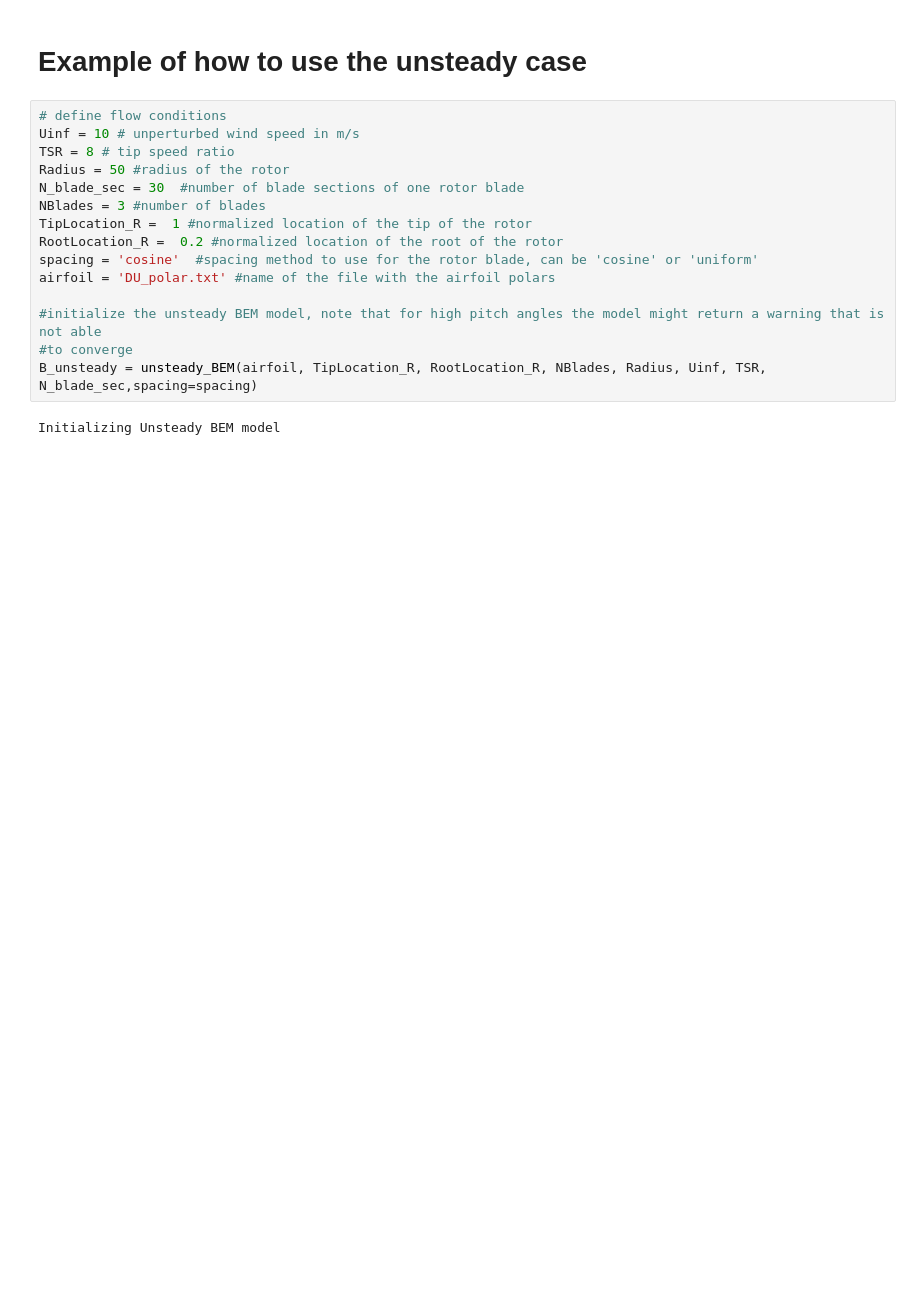
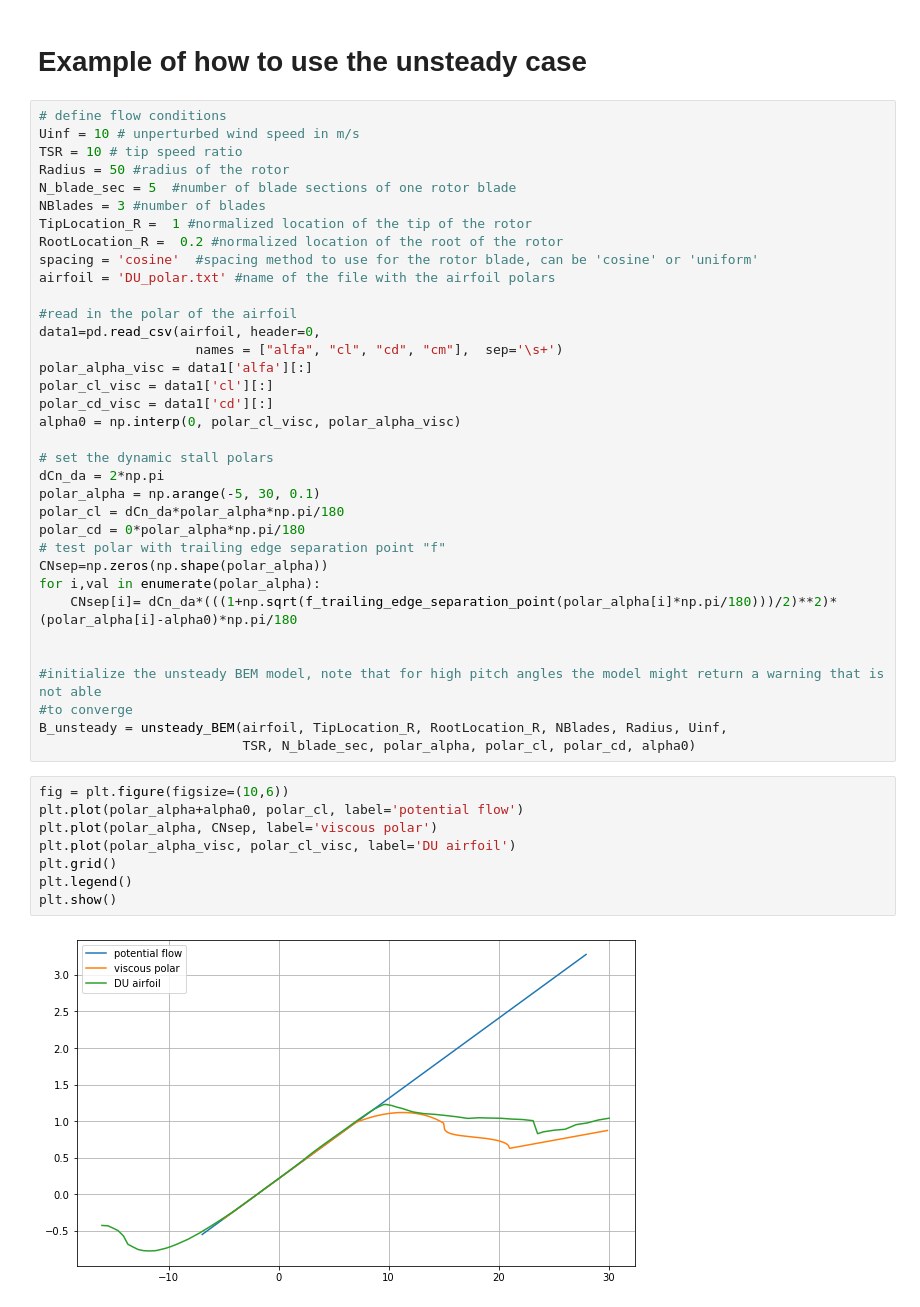
Before and after one commit to olafnekeman/wind_turbine_aeroelasticity, a Jupyter notebook: Assignment 2/example_function_use_Case_B.ipynb, the cells around one changed output. Drawn from its saved outputs; the diff is of its cells as text; blank space fills up the shorter version.

```diff
--- a/Assignment 2/example_function_use_Case_B.ipynb
+++ b/Assignment 2/example_function_use_Case_B.ipynb
@@ -466,17 +707,45 @@ CP: 0.45811804894324043
 # %%
 # define flow conditions
 Uinf = 10 # unperturbed wind speed in m/s
-TSR = 8 # tip speed ratio
+TSR = 10 # tip speed ratio
 Radius = 50 #radius of the rotor
-N_blade_sec = 30  #number of blade sections of one rotor blade
+N_blade_sec = 5  #number of blade sections of one rotor blade
 NBlades = 3 #number of blades
 TipLocation_R =  1 #normalized location of the tip of the rotor
 RootLocation_R =  0.2 #normalized location of the root of the rotor
 spacing = 'cosine'  #spacing method to use for the rotor blade, can be 'cosine' or 'uniform'
 airfoil = 'DU_polar.txt' #name of the file with the airfoil polars
 
+#read in the polar of the airfoil
+data1=pd.read_csv(airfoil, header=0,
+                    names = ["alfa", "cl", "cd", "cm"],  sep='\s+')
+polar_alpha_visc = data1['alfa'][:]
+polar_cl_visc = data1['cl'][:]
+polar_cd_visc = data1['cd'][:]
+alpha0 = np.interp(0, polar_cl_visc, polar_alpha_visc)
+
+# set the dynamic stall polars
+dCn_da = 2*np.pi
+polar_alpha = np.arange(-5, 30, 0.1)
+polar_cl = dCn_da*polar_alpha*np.pi/180
+polar_cd = 0*polar_alpha*np.pi/180
+# test polar with trailing edge separation point "f"
+CNsep=np.zeros(np.shape(polar_alpha))
+for i,val in enumerate(polar_alpha):
+    CNsep[i]= dCn_da*(((1+np.sqrt(f_trailing_edge_separation_point(polar_alpha[i]*np.pi/180)))/2)**2)*(polar_alpha[i]-alpha0)*np.pi/180
+
+
 #initialize the unsteady BEM model, note that for high pitch angles the model might return a warning that is not able
 #to converge
-B_unsteady = unsteady_BEM(airfoil, TipLocation_R, RootLocation_R, NBlades, Radius, Uinf, TSR, N_blade_sec,spacing=spacing)
+B_unsteady = unsteady_BEM(airfoil, TipLocation_R, RootLocation_R, NBlades, Radius, Uinf,
+                          TSR, N_blade_sec, polar_alpha, polar_cl, polar_cd, alpha0)
-# %% [output]
-Initializing Unsteady BEM model
+# %%
+fig = plt.figure(figsize=(10,6))
+plt.plot(polar_alpha+alpha0, polar_cl, label='potential flow')
+plt.plot(polar_alpha, CNsep, label='viscous polar')
+plt.plot(polar_alpha_visc, polar_cl_visc, label='DU airfoil')
+plt.grid()
+plt.legend()
+plt.show()
+# %% [output]
+[figure, added]
```
Also changed, not shown: parts of 23 cells of this notebook, 2 other files.
